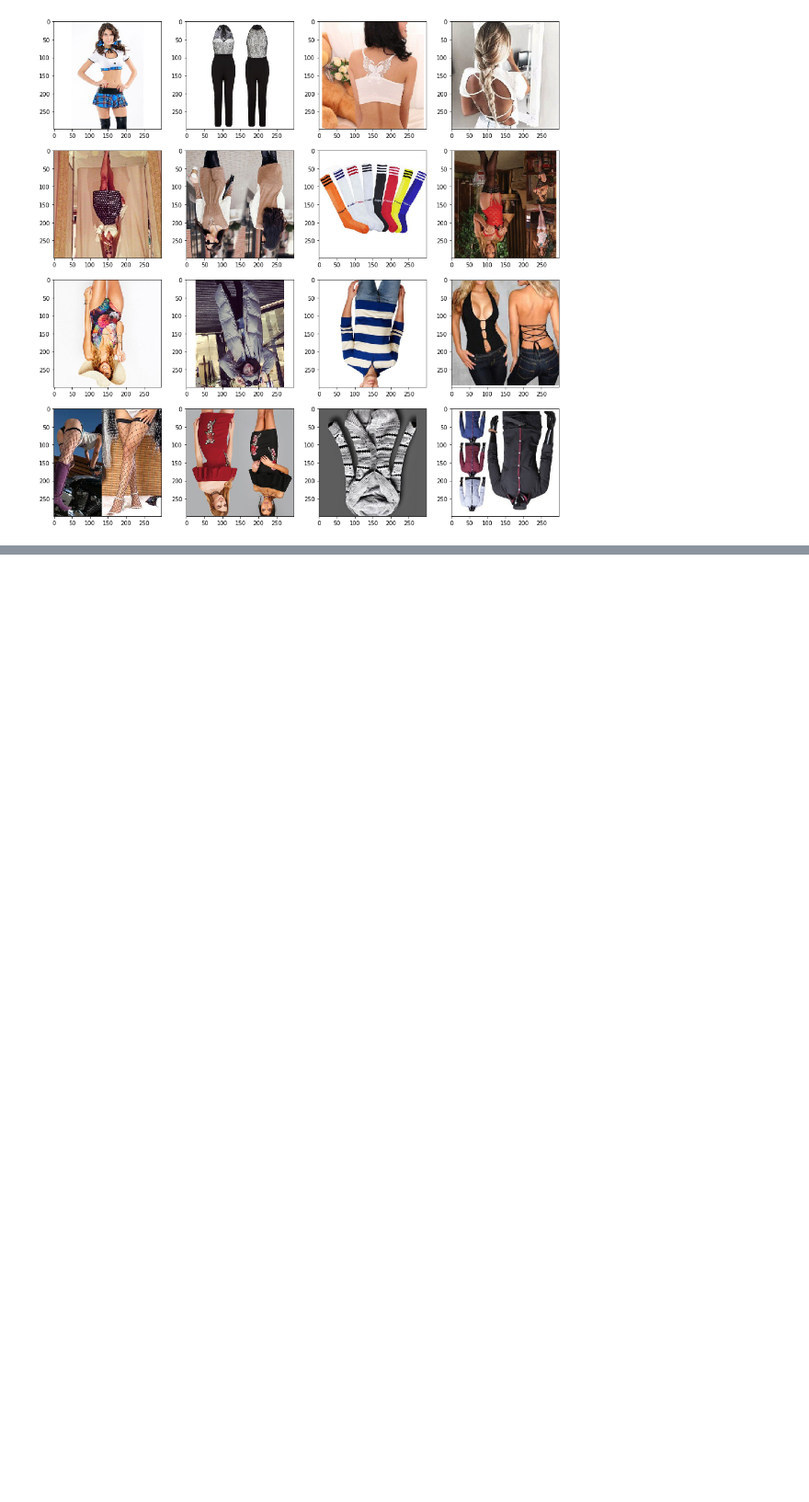
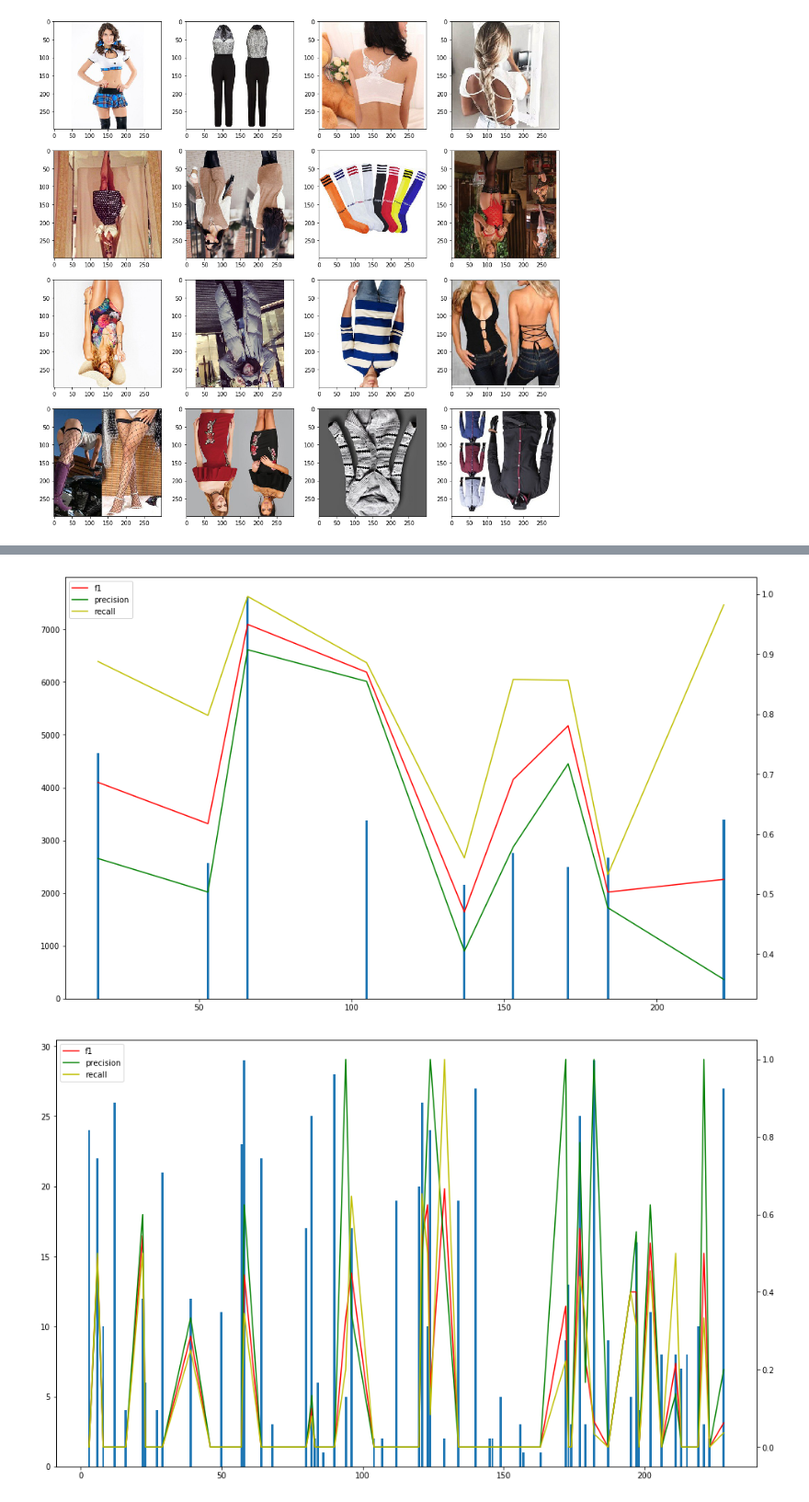
Before and after one commit to minfawang/cs231n-fashion, a Jupyter notebook: code/code_test.ipynb, the cells around one changed output, grey strips where cells are left out. Shown at 92% size. Saved outputs shown, nothing was run; the diff lists cells and outputs as text; code cells hidden in the pictures; blank space fills up the shorter version.

```diff
--- a/code/code_test.ipynb
+++ b/code/code_test.ipynb
@@ -354,0 +534,6 @@ for i in range(nrows):
+# %%
+plot_f1(f1_df[f1_df['img_count'] > 2000])
+plot_f1(f1_df[f1_df['img_count'] < 30])
+# %% [output]
+[figure, added]
+[figure, added]
```
Also changed, not shown: parts of 11 cells of this notebook.
